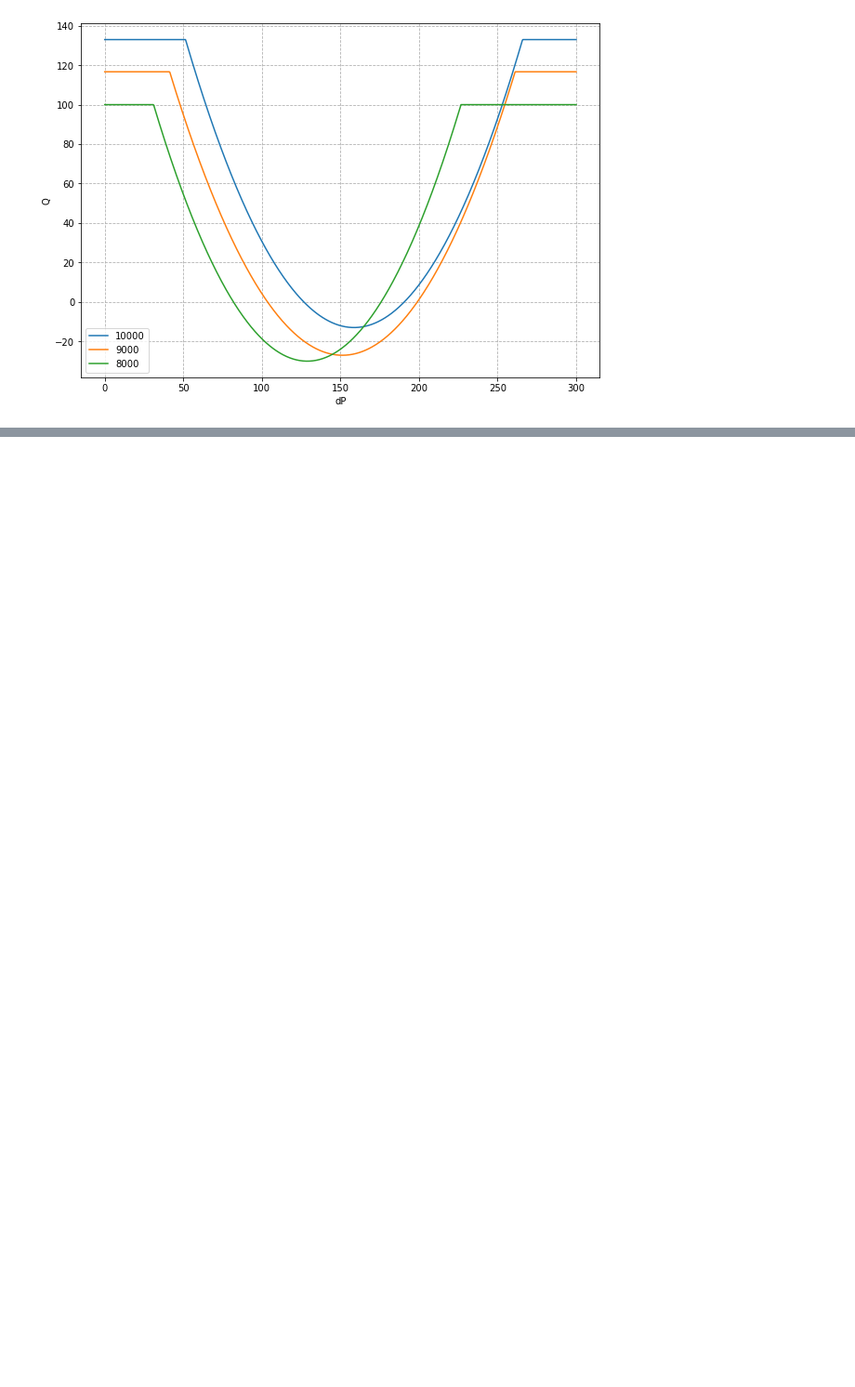
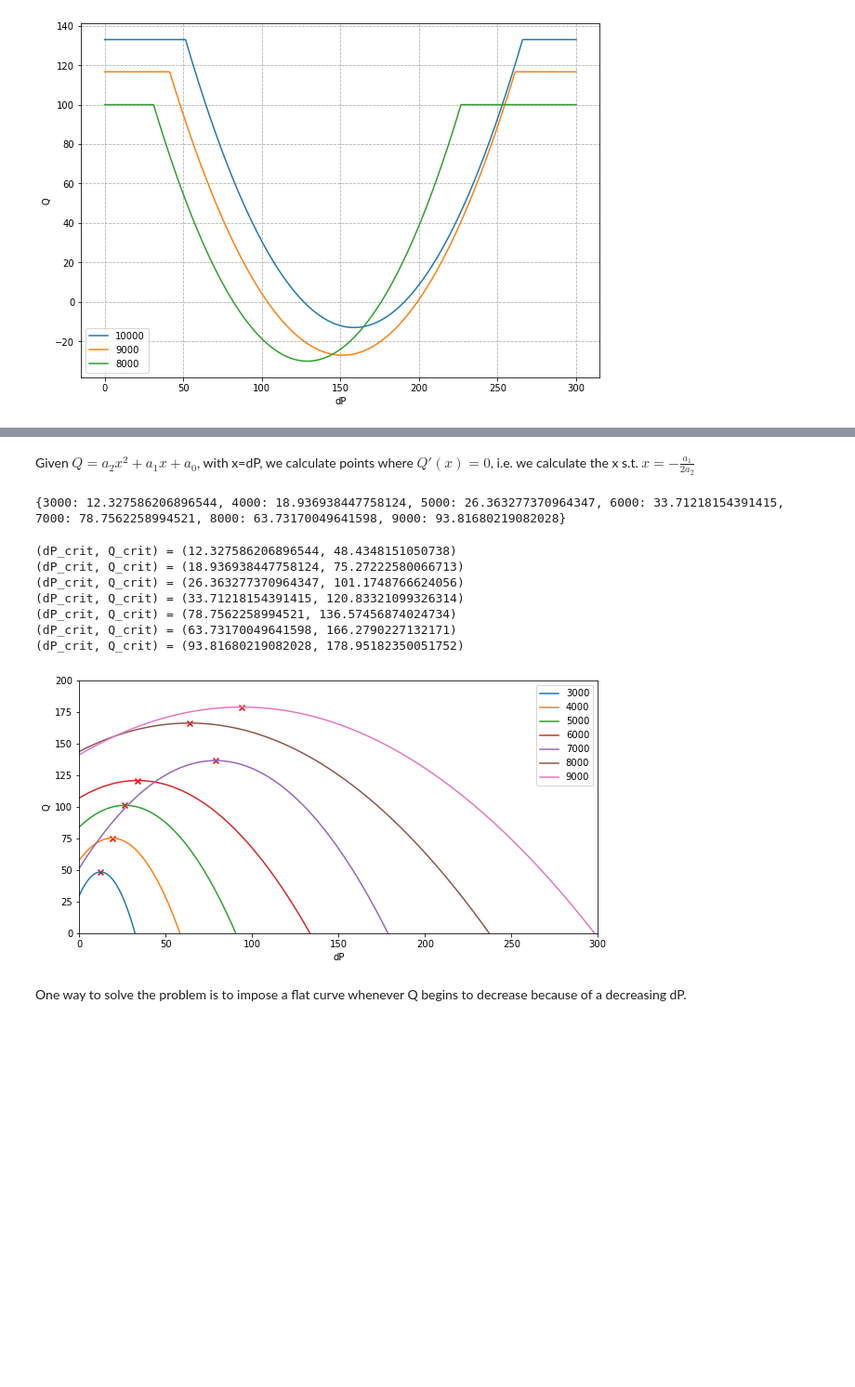
Before and after one commit to matthiaszeller/VAD-0D-DNN, a Jupyter notebook: notebooks/N1-HQ-curve-HMIII.ipynb, the cells around one changed output, grey strips where cells are left out. Shown: that part at 93% size. Cells and saved outputs as stored; diff of their text form; code cells hidden in the pictures; blank space fills up the shorter version.

```diff
--- a/notebooks/N1-HQ-curve-HMIII.ipynb
+++ b/notebooks/N1-HQ-curve-HMIII.ipynb
@@ -218,2 +223,47 @@ plt.legend(); plt.xlim(0, dPmax);
+# %% [markdown]
+Given $Q = a_2 x^2 + a_1 x + a_0$, with x=dP, we calculate points where $Q'(x) = 0$, i.e. we calculate the x s.t. $x = - \frac{a_1}{2a_2}$
+# %%
+dP_critical = {}
+
+for RPM in coefs_rev :
+    dP_critical[RPM] = - coefs_rev[RPM][1] / (2 * coefs_rev[RPM][0])
+print(dP_critical)
+# %% [output]
+{3000: 12.327586206896544, 4000: 18.936938447758124, 5000: 26.363277370964347, 6000: 33.71218154391415, 7000: 78.7562258994521, 8000: 63.73170049641598, 9000: 93.81680219082028}
+# %%
+Q_critical = {}
+for RPM in coefs_rev :
+    Q_critical[RPM] =
+# %%
+fig,ax = plt.subplots(1,1,figsize=(10,5))
+
+dPmax_HMIII = 300
+dP = np.linspace(0, dPmax_HMIII, 1000)
+
+
+for RPM in dP_critical :
+    # Compute Q
+    Q = np.polyval(coefs_rev[RPM], dP)
+    # Compute the points where Q begins to decrease
+    a0, a1, a2 = coefs_rev[RPM][2], coefs_rev[RPM][1], coefs_rev[RPM][0]
+    crit = dP_critical[RPM]
+    q_crit = a0 + a1 * crit + a2 * crit ** 2
+    print("(dP_crit, Q_crit) = ({}, {})".format(crit, q_crit))
+    plt.scatter(crit, q_crit, marker='x', color="red")
+    plt.plot(dP, Q, label=RPM)
+
+plt.xlim(0, dPmax_HMIII); plt.ylim(0, 200); plt.legend();
+plt.xlabel("dP"); plt.ylabel("Q");
+# %% [output]
+(dP_crit, Q_crit) = (12.327586206896544, 48.4348151050738)
+(dP_crit, Q_crit) = (18.936938447758124, 75.27222580066713)
+(dP_crit, Q_crit) = (26.363277370964347, 101.1748766624056)
+(dP_crit, Q_crit) = (33.71218154391415, 120.83321099326314)
+(dP_crit, Q_crit) = (78.7562258994521, 136.57456874024734)
+(dP_crit, Q_crit) = (63.73170049641598, 166.2790227132171)
+(dP_crit, Q_crit) = (93.81680219082028, 178.95182350051752)
+[figure, added]
+# %% [markdown]
+One way to solve the problem is to impose a flat curve whenever Q begins to decrease because of a decreasing dP.
 # %% [markdown]
 <br /><br /><br /><br /><br /><br /><br /><br /><br /><br /><br /><br /><br /><br /><br /><br /><br /><br /><br /><br /><br /><br /><br /><br /><br /><br /><br /><br /><br /><br /><br /><br /><br /><br /><br /><br />
```
Also changed, not shown: parts of 5 cells of this notebook, 1 other file.
